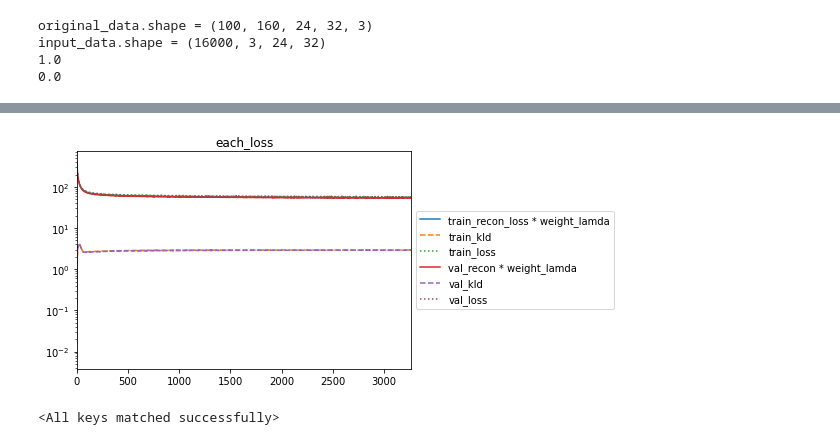
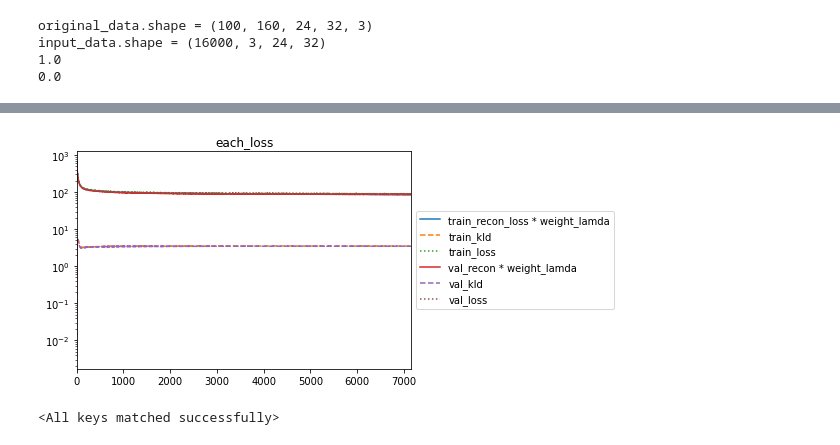
Before and after one commit to Ko-nifuramu/lab-turtorial, a Jupyter notebook: task_2/VAE.ipynb, the cells around one changed output, grey strips where cells are left out. Saved outputs shown, nothing was run; the diff lists cells and outputs as text; code cells hidden in the pictures.

```diff
--- a/task_2/VAE.ipynb
+++ b/task_2/VAE.ipynb
@@ -368,7 +368,7 @@ def train(model, optimizer, epochs, batch_size, lr, data_input, loss_fig_name):
         if math.isnan(val_loss) and epoch>0:
             break
 
-        if epoch > 3000:
+        if epoch > 7000:
             early_stopping(val_loss/len(val_dataloader), model) # 最良モデルならモデルパラメータ保存
             if early_stopping.early_stop:
                         # 一定epochだけval_lossが最低値を更新しなかった場合、ここに入り学習を終了
@@ -450,15 +450,15 @@ print(data_input.shape)
 
 epoch = 0
 
-model = VAE_MSE(z_dim =8 , device = device).to(device)
-epoch = train(model=model, optimizer=optimizer1, epochs=5000, batch_size = batch_size,\
-          lr=0.001, data_input=data_input, loss_fig_name="MSE_z8_earlyfrom3000")
+model = VAE_MSE(z_dim =5 , device = device).to(device)
+epoch = train(model=model, optimizer=optimizer1, epochs=8000, batch_size = batch_size,\
+          lr=0.0005, data_input=data_input, loss_fig_name="MSE_z5_0.0005_earlyfrom7000")
 
 path = "/home/igari/igari/VAE_本へ/checkpoint.pt"
-model = VAE_MSE(z_dim = 8, device = 'cpu')
+model = VAE_MSE(z_dim = 5, device = 'cpu')
 model.load_state_dict(torch.load(path, map_location=torch.device('cpu')))
 
-path = "learned_model/epoch5000_z8_earlyfrom3000_weight.pth"
+path = "learned_model/epoch7000_z5_0.0005_earlyfrom3000_weight.pth"
 torch.save(model.to('cpu').state_dict(), path)
 # %% [output]
 (16000, 3, 24, 32)
@@ -481,3 +481,3 @@ Epoch: 1786/5000  Traning Loss: 59.31299877166748  Train_Reconstruction: 56.3907
-[figure, old version]
+[figure, new version]
 # %%
 path = "/home/igari/igari/VAE_本へ/checkpoint.pt"
```
Also changed, not shown: parts of 7 cells of this notebook, 1 other file.
